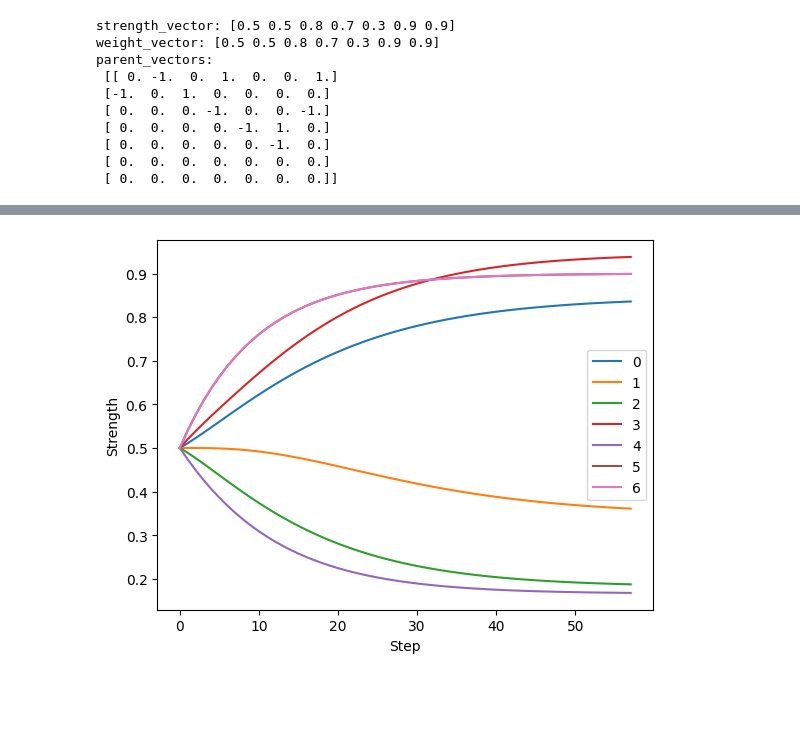
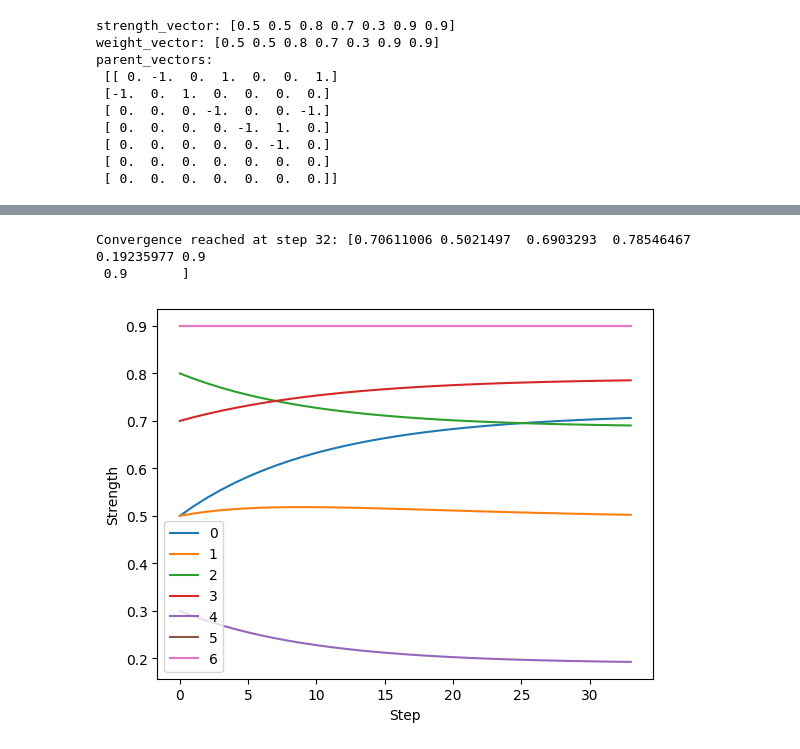
Before and after one commit to EyeofBeholder-NLeSC/orange3-argument, a Jupyter notebook: notebooks/demo_solver.ipynb, the cells around one changed output, grey strips where cells are left out. Saved outputs shown, nothing was run; the diff lists cells and outputs as text; code cells hidden in the pictures; blank space fills up the shorter version.

Commit message:
Add EulerSolver class and the corresponding example in the demo notebook.

```diff
--- a/notebooks/demo_solver.ipynb
+++ b/notebooks/demo_solver.ipynb
@@ -74,6 +75,10 @@ Convergence reached at step 56: [0.83583352 0.36080492 0.18726958 0.93802122 0.1
-# %%
-# A better initial strength vector will lead to similar result but
-# fewer steps to reach convergence
-fig = data_collector.plot()
-# %% [output]
-[figure, removed]
+# %%
+# different solver
+solver = EulerSolver(step_size=10e-2, max_iter=100, epsilon=10e-4, data_adaptor=data_adaptor)
+final_step, data_collector = solver.solve(approximator="RK4", collect_data=True)
+print(f"Convergence reached at step {final_step}: {solver.strength_vector}")
+fig3 = data_collector.plot()
+# %% [output]
+Convergence reached at step 32: [0.70611006 0.5021497  0.6903293  0.78546467 0.19235977 0.9
+ 0.9       ]
+[figure, added]
```
Also changed, not shown: parts of 7 cells of this notebook, 1 other file.
